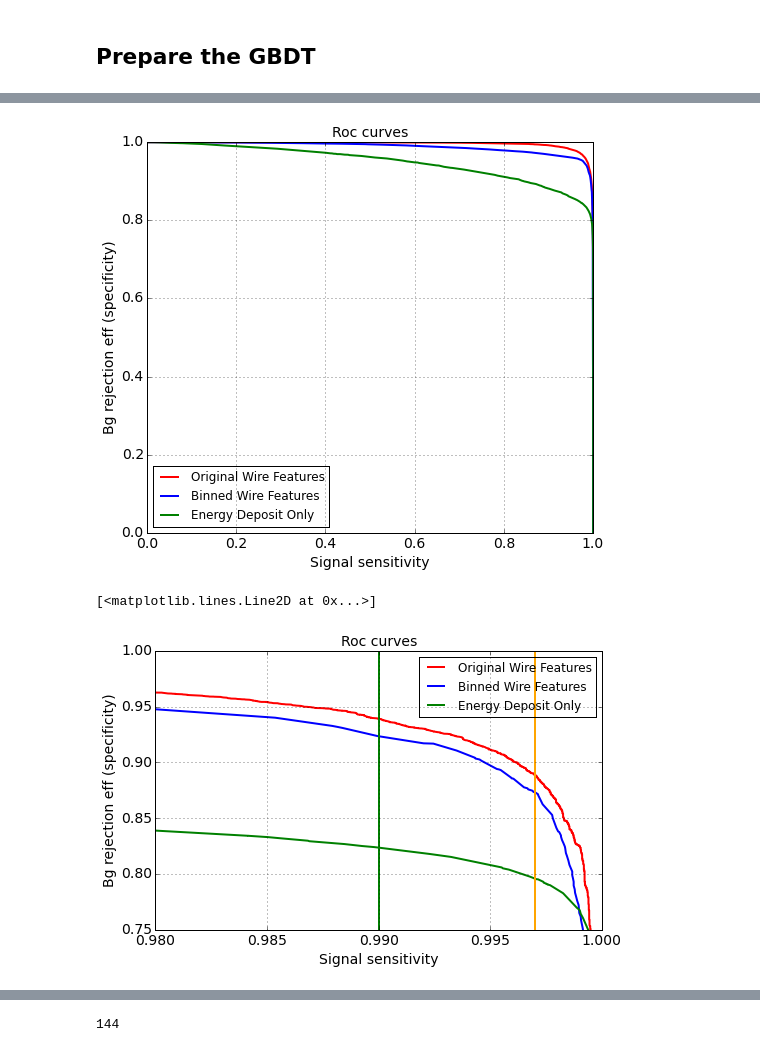
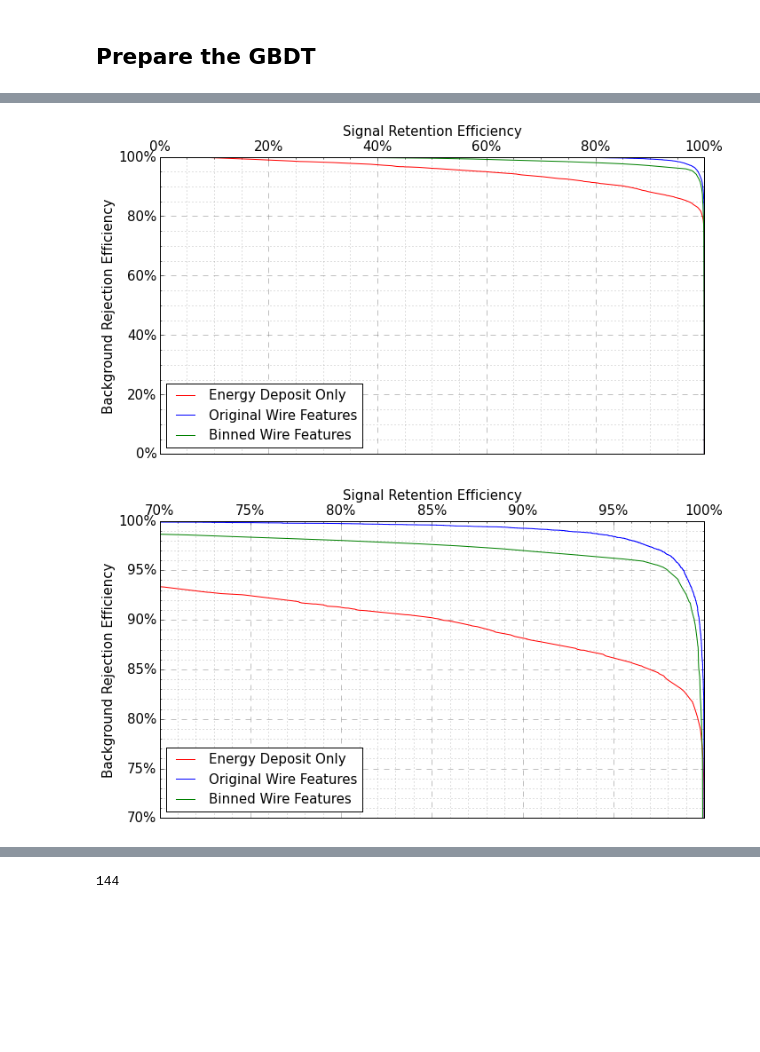
Before and after one commit to ewengillies/track-finding-yandex, a Jupyter notebook: notebooks/BonsaiBDT_layer_level.ipynb, the cells around one changed output, grey strips where cells are left out. Saved outputs shown, nothing was run; the diff lists cells and outputs as text; code cells hidden in the pictures; blank space fills up the shorter version.

```diff
--- a/notebooks/BonsaiBDT_layer_level.ipynb
+++ b/notebooks/BonsaiBDT_layer_level.ipynb
@@ -36,3 +37,36 @@ def binary_binning(deposits, threshold=0.000005):
     new_deps = deposits < threshold
     new_deps[deposits == 0] = 0
     return new_deps.astype(int)
+# %%
+def plot_rocs(labels, predictions, zoom=False):
+    predicts = predictions.keys()
+    fig = plt.figure(1)
+    axs = [fig.add_subplot(111)]*len(predicts)
+
+    for pred, ax in zip(predicts,axs):
+        fpr, tpr, values =  roc_curve(labels, predictions[pred][:,1])
+        fpr *= 100.
+        tpr *= 100.
+        ax.xaxis.tick_top()
+        ax.set_xlabel('Signal Retention Efficiency', fontsize=15)
+        ax.xaxis.set_label_position('top')
+        ax.set_ylabel('Background Rejection Efficiency', fontsize=15)
+        ax.plot(tpr, 100-fpr, label=pred)
+        ax.grid(b=True, which='minor', color='grey', linestyle=':')
+        ax.grid(b=True, which='major', color='grey', linestyle='--')
+
+
+        fmt = '%.0f%%' # Format you want the ticks, e.g. '40%'
+        xticks = mtick.FormatStrFormatter(fmt)
+        ax.xaxis.set_major_formatter(xticks)
+        ax.yaxis.set_major_formatter(xticks)
+
+        ax.set_axisbelow(True)
+        if zoom:
+            ax.set_xlim([70,100])
+            ax.set_ylim([70,100])
+            #ax.set_xticklabels(["98%","98.5%","99%","99.5%","100%"])
+        ax.minorticks_on()
+        leg = ax.legend(loc=0, frameon=1, fontsize=15)
+    frame = leg.get_frame()
+    frame.set_facecolor('white')
@@ -164,21 +228,22 @@ Totally spent 263.81 seconds on training
 # Test the classifier
 wire_predictions = factory.test_on(wire_tst_data, wire_tst_data['Labels'])
 #binned_predictions = only_binned.test_on(wire_tst_data, wire_tst_data['Labels'])
-# %%
-figsize(8,7)
-roc = wire_predictions.roc()
-roc.plot()
-show()
-# %% [output]
-[figure, removed]
+# %%
+figsize(11,6)
+savedir = "/home/elg112/COMET/Presentations_Papers/CM17/online_track_trigger/Bonsai_BDT/images/"
+
+plot_rocs(wire_tst_data['Labels'], wire_predictions.prediction, zoom=False)
+savefig(savedir+"roc_bbdt.png", bbox_inches='tight')
+show()
+
+plot_rocs(wire_tst_data['Labels'], wire_predictions.prediction, zoom=True)
+savefig(savedir+"roc_bbdt_zoom.png", bbox_inches='tight')
+# %% [output]
+[figure, added]
+[figure, added]
 # %%
-figsize(8,5)
-roc.plot(xlim=[0.98,1.], ylim=[0.75,1.])
-plt.plot([.99, .99], [0.75, 1.], 'k-', lw=2,  c='g' )
-plt.plot([.997, .997], [0.75, 1.], 'k-', lw=2,c='orange')
+#plt.plot([.99, .99], [0.75, 1.], 'k-', lw=2,  c='g' )
+#plt.plot([.997, .997], [0.75, 1.], 'k-', lw=2,c='orange')
-# %% [output]
-[<matplotlib.lines.Line2D at 0x...>]
-[figure, removed]
 # %%
 wire_predictions.feature_importance().plot(figsize=[14, 14])
 # %% [output]
```
Also changed, not shown: parts of 31 cells of this notebook.
